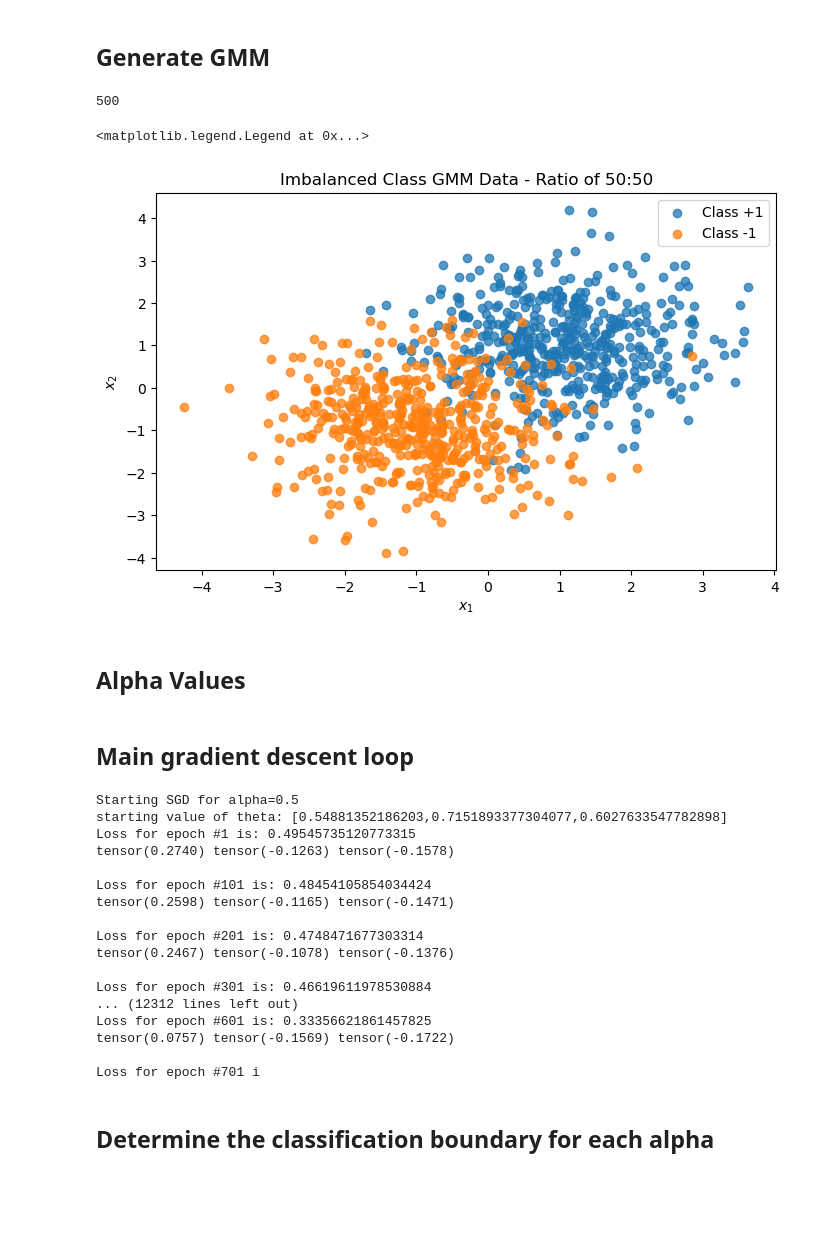
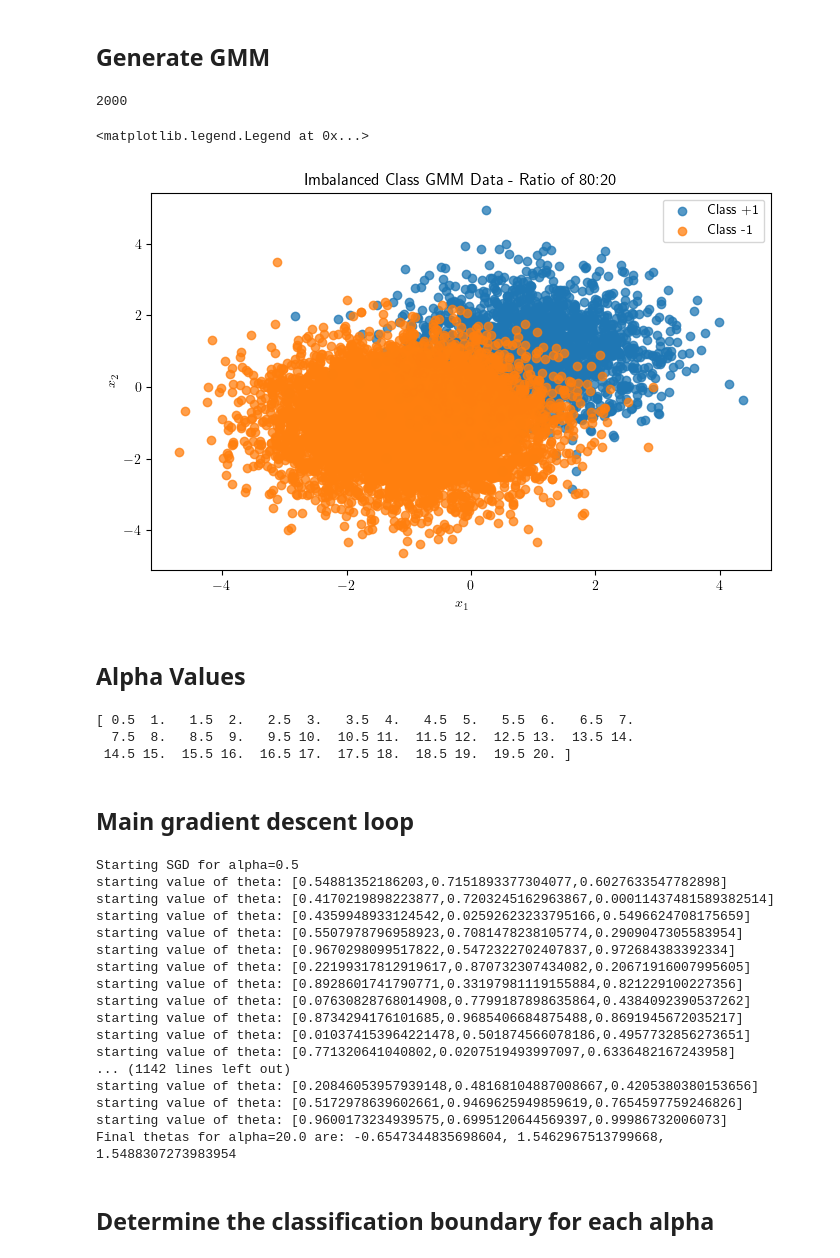
Before and after one commit to SankarLab/Alpha-Loss-GMM-Analysis, a Jupyter notebook: GMM_pytorch.ipynb, the cells around one changed output. Cells and saved outputs as stored; diff of their text form; code cells hidden in the pictures; blank space fills up the shorter version.

```diff
--- a/GMM_pytorch.ipynb
+++ b/GMM_pytorch.ipynb
@@ -9,6 +9,12 @@ import random
 import torch
 import torch.optim as optim
 import torch.nn as nn
+from torch.utils.data import Dataset
+from torch.utils.data import DataLoader
+import seaborn as sns
+import pandas as pd
+plt.rcParams['figure.dpi'] =140
+plt.rcParams['text.usetex']=True
 # %%
 device = 'cuda' if torch.cuda.is_available() else 'cpu'
 # device = 'cpu'
@@ -99,13 +119,13 @@ sigma = np.eye(2)
 mu1 = -1
 mu = np.array([[mu1, mu1], [-mu1, -mu1]])
 
-N = 1000
-M = 1000
+N = int(1e4)
+M = int(1e4)
 m = 2
 n_line = 100
 
 # set the level of class imbalance
-pmix = 0.5
+pmix = 0.8
 mult = N/100
 nmix = int(pmix*N)
 
@@ -127,35 +147,35 @@ if (pflip != 0):
 
 # convert labels to {0,1}
 y=(y+1)/2
 # y_trans = (y+1)/2
 y_trans = y
 num_ones = int(sum(y_trans))
 x_ones = np.zeros((num_ones,2))
 x_zeros = np.zeros((M-num_ones,2))
 count_1 = 0
 count_0 = 0
 
 for i in range(M):
   if y_trans[i] == 1:
     x_ones[count_1,:] = X[i,:]
     count_1 += 1
   else:
     x_zeros[count_0,:] = X[i,:]
     count_0 += 1
 
 print(np.count_nonzero( - y.reshape(1,-1)))
 
 plt.figure(figsize=(8,5), dpi=100)
 plt.scatter(x_ones[:,0], x_ones[:,1], label='Class +1', alpha=0.75)
 plt.scatter(x_zeros[:,0], x_zeros[:,1], label='Class -1', alpha=0.75)
 plt.title('Imbalanced Class GMM Data - Ratio of {}:{}'.format(int(nmix/mult), int((N-nmix)/mult)))
 plt.xlabel(r'$x_1$')
 plt.ylabel(r'$x_2$')
 plt.legend()
 # %% [output]
-500
+2000
 <matplotlib.legend.Legend at 0x...>
-[figure, old version]
+[figure, new version]
 # %%
 X_tensor = torch.from_numpy(X).float().to(device)
 y_tensor = torch.from_numpy(y).float().to(device)
@@ -165,9 +185,13 @@ y_tensor = torch.from_numpy(y).float().to(device)
 # a = [.65, .8, 1, 2.5, 4]   # values of alpha
 # num_a = max(np.shape((a)))
 
-step=0.25
-alpha_vals = np.arange(0.5, 10, step)
+alpha_vals = np.linspace(0.5, 20, num=40)
+print(alpha_vals)
 num_a = len(alpha_vals)
+# %% [output]
+[ 0.5  1.   1.5  2.   2.5  3.   3.5  4.   4.5  5.   5.5  6.   6.5  7.
+  7.5  8.   8.5  9.   9.5 10.  10.5 11.  11.5 12.  12.5 13.  13.5 14.
+ 14.5 15.  15.5 16.  16.5 17.  17.5 18.  18.5 19.  19.5 20. ]
 # %% [markdown]
 ## Main gradient descent loop
 # %%
@@ -178,9 +202,9 @@ theta2_vals = []
 theta3_vals = []
 loss_vals = []
 
-eta = 1e-3
-n_epochs = 1000
-experiments= 50
+eta =1e-2
+n_epochs = 2000
+experiments= 25
 
 thetas_super_storage = np.zeros((len(alpha_vals),3))
 
@@ -193,6 +217,7 @@ for alpha in alpha_vals:
         alpha_tensor = torch.tensor(alpha, requires_grad=False, dtype=torch.float, device=device)
 
         np.random.seed(exp)
+        torch.manual_seed(exp)
         theta_init = np.random.rand(3)
         # initialize starting theta
         theta_1 = torch.tensor(theta_init[0],requires_grad=True, dtype=torch.float, device=device)
@@ -211,9 +236,6 @@ for alpha in alpha_vals:
             loss.backward()
 
             optimizer.step()
-            if epoch%100 == 0:
-                print('Loss for epoch #{} is: {}'.format(epoch+1, loss))
-                print(theta_1.grad, theta_2.grad, theta_3.grad,'\n')
 
 
 
@@ -234,21 +256,21 @@ for alpha in alpha_vals:
 # %% [output]
 Starting SGD for alpha=0.5
 starting value of theta: [0.54881352186203,0.7151893377304077,0.6027633547782898]
-Loss for epoch #1 is: 0.49545735120773315
-tensor(0.2740) tensor(-0.1263) tensor(-0.1578)
-
-Loss for epoch #101 is: 0.48454105854034424
-tensor(0.2598) tensor(-0.1165) tensor(-0.1471)
-
-Loss for epoch #201 is: 0.4748471677303314
-tensor(0.2467) tensor(-0.1078) tensor(-0.1376)
-
-Loss for epoch #301 is: 0.46619611978530884
-... (12312 lines left out)
-Loss for epoch #601 is: 0.33356621861457825
-tensor(0.0757) tensor(-0.1569) tensor(-0.1722)
-
-Loss for epoch #701 i
+starting value of theta: [0.4170219898223877,0.7203245162963867,0.00011437481589382514]
+starting value of theta: [0.4359948933124542,0.02592623233795166,0.5496624708175659]
+starting value of theta: [0.5507978796958923,0.7081478238105774,0.2909047305583954]
+starting value of theta: [0.9670298099517822,0.5472322702407837,0.972684383392334]
+starting value of theta: [0.22199317812919617,0.870732307434082,0.20671916007995605]
+starting value of theta: [0.8928601741790771,0.33197981119155884,0.821229100227356]
+starting value of theta: [0.07630828768014908,0.7799187898635864,0.4384092390537262]
+starting value of theta: [0.8734294176101685,0.9685406684875488,0.8691945672035217]
+starting value of theta: [0.010374153964221478,0.501874566078186,0.4957732856273651]
+starting value of theta: [0.771320641040802,0.0207519493997097,0.6336482167243958]
+... (1142 lines left out)
+starting value of theta: [0.20846053957939148,0.48168104887008667,0.4205380380153656]
+starting value of theta: [0.5172978639602661,0.9469625949859619,0.7654597759246826]
+starting value of theta: [0.9600173234939575,0.6995120644569397,0.99986732006073]
+Final thetas for alpha=20.0 are: -0.6547344835698604, 1.5462967513799668, 1.5488307273983954
 # %% [markdown]
 ## Determine the classification boundary for each alpha
 # %%
```
Also changed, not shown: parts of 16 cells of this notebook, 5 other files.
